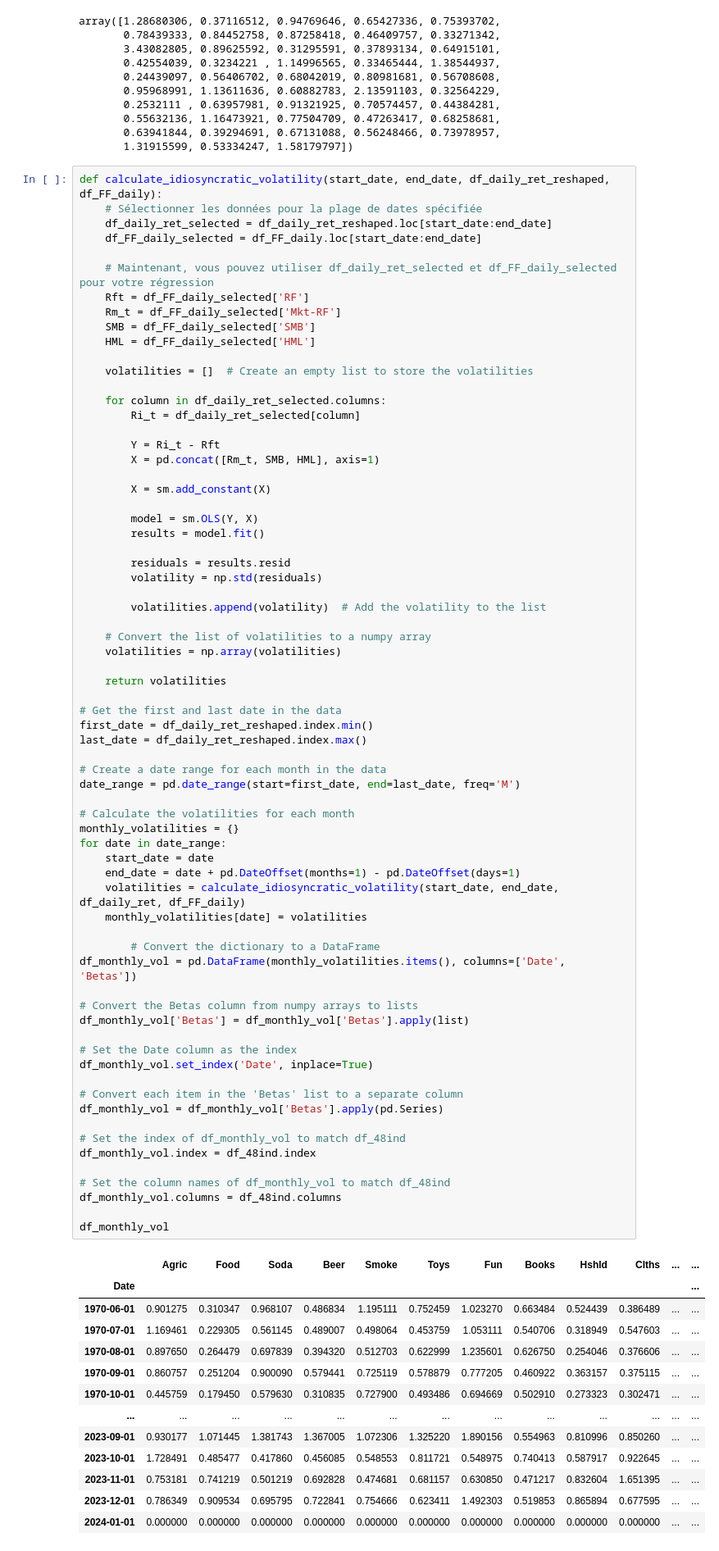
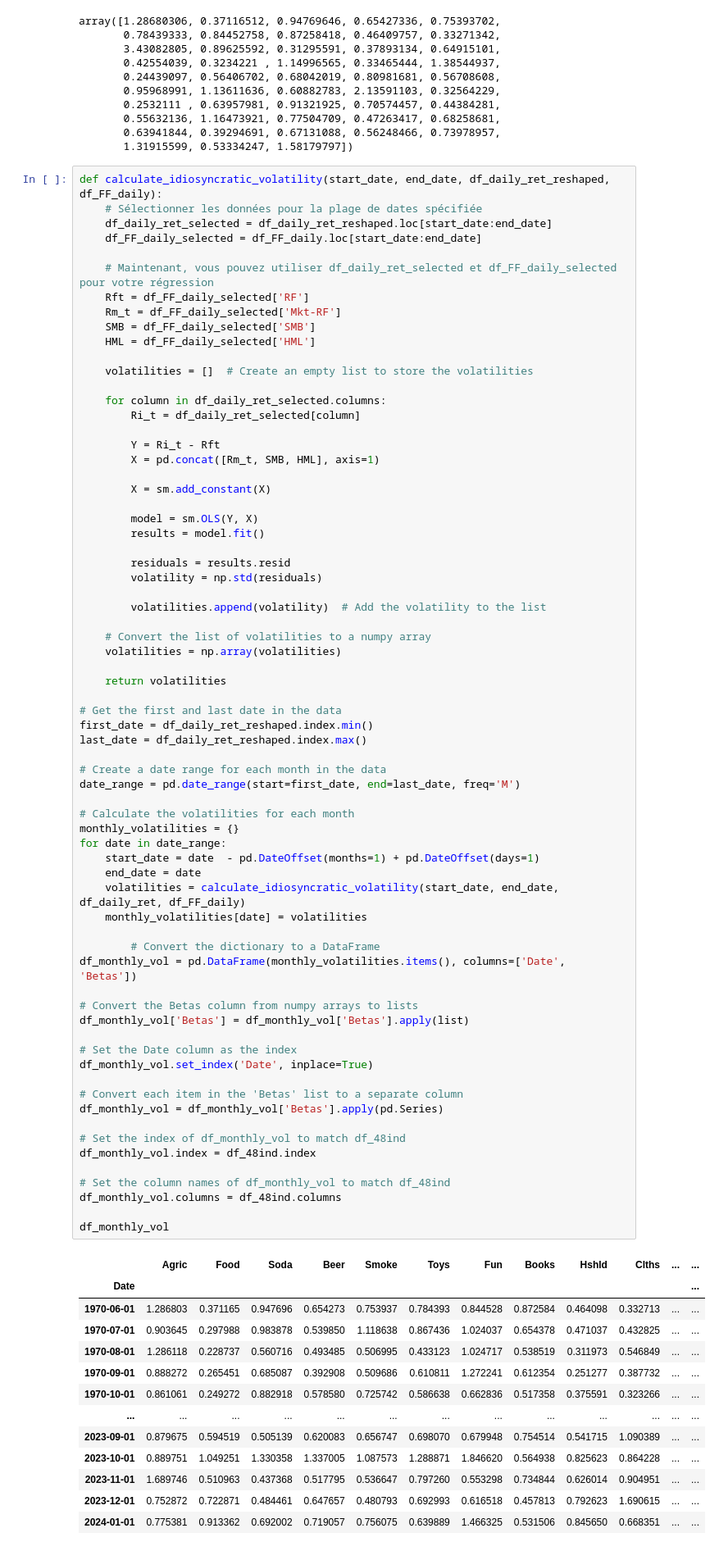
Before and after one commit to DominicPrenovost/TP2-PF-management, a Jupyter notebook: QuestionB.ipynb, the cells around one changed output. Shown at 82% size. Cells and saved outputs as stored; diff of their text form.

```diff
--- a/QuestionB.ipynb
+++ b/QuestionB.ipynb
@@ -395,46 +415,46 @@ last_date = df_daily_ret_reshaped.index.max()
 date_range = pd.date_range(start=first_date, end=last_date, freq='M')
 
 # Calculate the volatilities for each month
 monthly_volatilities = {}
 for date in date_range:
-    start_date = date
-    end_date = date + pd.DateOffset(months=1) - pd.DateOffset(days=1)
+    start_date = date  - pd.DateOffset(months=1) + pd.DateOffset(days=1)
+    end_date = date
     volatilities = calculate_idiosyncratic_volatility(start_date, end_date, df_daily_ret, df_FF_daily)
     monthly_volatilities[date] = volatilities
 
         # Convert the dictionary to a DataFrame
 df_monthly_vol = pd.DataFrame(monthly_volatilities.items(), columns=['Date', 'Betas'])
 
 # Convert the Betas column from numpy arrays to lists
 df_monthly_vol['Betas'] = df_monthly_vol['Betas'].apply(list)
 
 # Set the Date column as the index
 df_monthly_vol.set_index('Date', inplace=True)
 
 # Convert each item in the 'Betas' list to a separate column
 df_monthly_vol = df_monthly_vol['Betas'].apply(pd.Series)
 
 # Set the index of df_monthly_vol to match df_48ind
 df_monthly_vol.index = df_48ind.index
 
 # Set the column names of df_monthly_vol to match df_48ind
 df_monthly_vol.columns = df_48ind.columns
 
 df_monthly_vol
 # %% [output]
 |  | Agric | Food | Soda | Beer | Smoke | Toys | Fun | Books | Hshld | Clths | ... | ... |
 | Date |  |  |  |  |  |  |  |  |  |  |  | ... |
-| 1970-06-01 | 0.901275 | 0.310347 | 0.968107 | 0.486834 | 1.195111 | 0.752459 | 1.023270 | 0.663484 | 0.524439 | 0.386489 | ... | ... |
-| 1970-07-01 | 1.169461 | 0.229305 | 0.561145 | 0.489007 | 0.498064 | 0.453759 | 1.053111 | 0.540706 | 0.318949 | 0.547603 | ... | ... |
-| 1970-08-01 | 0.897650 | 0.264479 | 0.697839 | 0.394320 | 0.512703 | 0.622999 | 1.235601 | 0.626750 | 0.254046 | 0.376606 | ... | ... |
-| 1970-09-01 | 0.860757 | 0.251204 | 0.900090 | 0.579441 | 0.725119 | 0.578879 | 0.777205 | 0.460922 | 0.363157 | 0.375115 | ... | ... |
-| 1970-10-01 | 0.445759 | 0.179450 | 0.579630 | 0.310835 | 0.727900 | 0.493486 | 0.694669 | 0.502910 | 0.273323 | 0.302471 | ... | ... |
+| 1970-06-01 | 1.286803 | 0.371165 | 0.947696 | 0.654273 | 0.753937 | 0.784393 | 0.844528 | 0.872584 | 0.464098 | 0.332713 | ... | ... |
+| 1970-07-01 | 0.903645 | 0.297988 | 0.983878 | 0.539850 | 1.118638 | 0.867436 | 1.024037 | 0.654378 | 0.471037 | 0.432825 | ... | ... |
+| 1970-08-01 | 1.286118 | 0.228737 | 0.560716 | 0.493485 | 0.506995 | 0.433123 | 1.024717 | 0.538519 | 0.311973 | 0.546849 | ... | ... |
+| 1970-09-01 | 0.888272 | 0.265451 | 0.685087 | 0.392908 | 0.509686 | 0.610811 | 1.272241 | 0.612354 | 0.251277 | 0.387732 | ... | ... |
+| 1970-10-01 | 0.861061 | 0.249272 | 0.882918 | 0.578580 | 0.725742 | 0.586638 | 0.662836 | 0.517358 | 0.375591 | 0.323266 | ... | ... |
 | ... | ... | ... | ... | ... | ... | ... | ... | ... | ... | ... | ... | ... |
-| 2023-09-01 | 0.930177 | 1.071445 | 1.381743 | 1.367005 | 1.072306 | 1.325220 | 1.890156 | 0.554963 | 0.810996 | 0.850260 | ... | ... |
-| 2023-10-01 | 1.728491 | 0.485477 | 0.417860 | 0.456085 | 0.548553 | 0.811721 | 0.548975 | 0.740413 | 0.587917 | 0.922645 | ... | ... |
-| 2023-11-01 | 0.753181 | 0.741219 | 0.501219 | 0.692828 | 0.474681 | 0.681157 | 0.630850 | 0.471217 | 0.832604 | 1.651395 | ... | ... |
-| 2023-12-01 | 0.786349 | 0.909534 | 0.695795 | 0.722841 | 0.754666 | 0.623411 | 1.492303 | 0.519853 | 0.865894 | 0.677595 | ... | ... |
-| 2024-01-01 | 0.000000 | 0.000000 | 0.000000 | 0.000000 | 0.000000 | 0.000000 | 0.000000 | 0.000000 | 0.000000 | 0.000000 | ... | ... |
+| 2023-09-01 | 0.879675 | 0.594519 | 0.505139 | 0.620083 | 0.656747 | 0.698070 | 0.679948 | 0.754514 | 0.541715 | 1.090389 | ... | ... |
+| 2023-10-01 | 0.889751 | 1.049251 | 1.330358 | 1.337005 | 1.087573 | 1.288871 | 1.846620 | 0.564938 | 0.825623 | 0.864228 | ... | ... |
+| 2023-11-01 | 1.689746 | 0.510963 | 0.437368 | 0.517795 | 0.536647 | 0.797260 | 0.553298 | 0.734844 | 0.626014 | 0.904951 | ... | ... |
+| 2023-12-01 | 0.752872 | 0.722871 | 0.484461 | 0.647657 | 0.480793 | 0.692993 | 0.616518 | 0.457813 | 0.792623 | 1.690615 | ... | ... |
+| 2024-01-01 | 0.775381 | 0.913362 | 0.692002 | 0.719057 | 0.756075 | 0.639889 | 1.466325 | 0.531506 | 0.845650 | 0.668351 | ... | ... |
 644 rows × 48 columns
 # %% [markdown]
 df_sorted = df_48ind.loc[date].sort_values()
```
Also changed, not shown: parts of 4 cells of this notebook.
